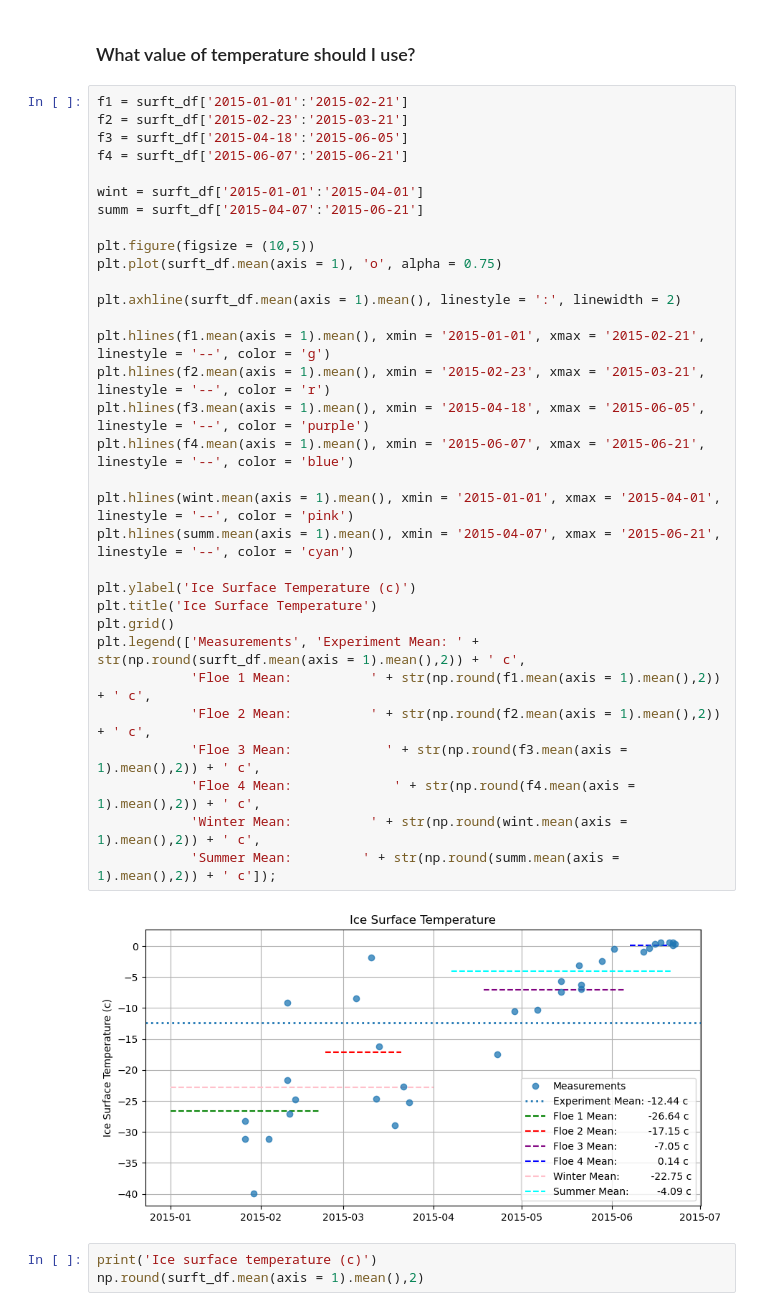
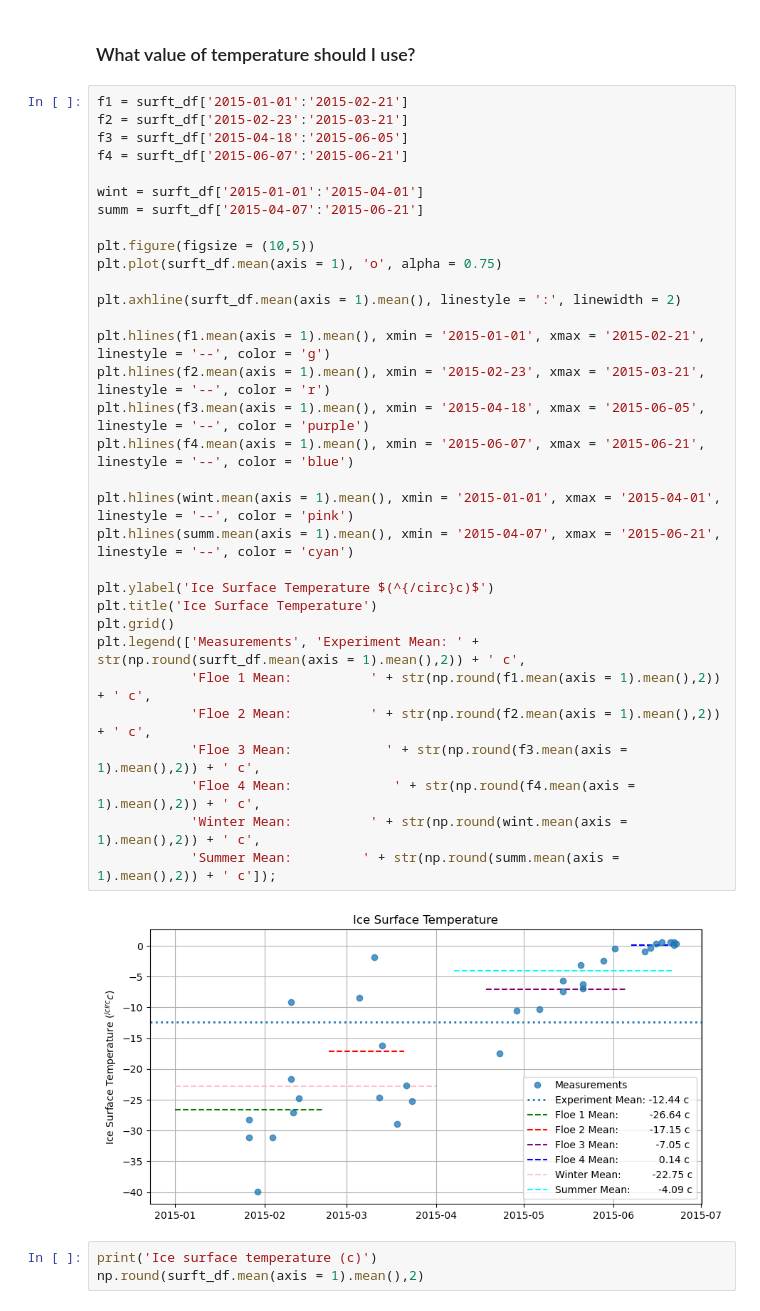
Before and after one commit to sarahymurphy/wrf_landusetbl_sensitivity, a Jupyter notebook: _build/jupyter_execute/calculations.ipynb, the cells around one changed output. Cells and saved outputs as stored; diff of their text form.

```diff
--- a/_build/jupyter_execute/calculations.ipynb
+++ b/_build/jupyter_execute/calculations.ipynb
@@ -139,35 +139,35 @@ f1 = surft_df['2015-01-01':'2015-02-21']
 f2 = surft_df['2015-02-23':'2015-03-21']
 f3 = surft_df['2015-04-18':'2015-06-05']
 f4 = surft_df['2015-06-07':'2015-06-21']
 
 wint = surft_df['2015-01-01':'2015-04-01']
 summ = surft_df['2015-04-07':'2015-06-21']
 
 plt.figure(figsize = (10,5))
 plt.plot(surft_df.mean(axis = 1), 'o', alpha = 0.75)
 
 plt.axhline(surft_df.mean(axis = 1).mean(), linestyle = ':', linewidth = 2)
 
 plt.hlines(f1.mean(axis = 1).mean(), xmin = '2015-01-01', xmax = '2015-02-21', linestyle = '--', color = 'g')
 plt.hlines(f2.mean(axis = 1).mean(), xmin = '2015-02-23', xmax = '2015-03-21', linestyle = '--', color = 'r')
 plt.hlines(f3.mean(axis = 1).mean(), xmin = '2015-04-18', xmax = '2015-06-05', linestyle = '--', color = 'purple')
 plt.hlines(f4.mean(axis = 1).mean(), xmin = '2015-06-07', xmax = '2015-06-21', linestyle = '--', color = 'blue')
 
 plt.hlines(wint.mean(axis = 1).mean(), xmin = '2015-01-01', xmax = '2015-04-01', linestyle = '--', color = 'pink')
 plt.hlines(summ.mean(axis = 1).mean(), xmin = '2015-04-07', xmax = '2015-06-21', linestyle = '--', color = 'cyan')
 
-plt.ylabel('Ice Surface Temperature (c)')
+plt.ylabel('Ice Surface Temperature $(^{/circ}c)$')
 plt.title('Ice Surface Temperature')
 plt.grid()
 plt.legend(['Measurements', 'Experiment Mean: ' + str(np.round(surft_df.mean(axis = 1).mean(),2)) + ' c',
             'Floe 1 Mean:          ' + str(np.round(f1.mean(axis = 1).mean(),2)) + ' c',
             'Floe 2 Mean:          ' + str(np.round(f2.mean(axis = 1).mean(),2)) + ' c',
             'Floe 3 Mean:            ' + str(np.round(f3.mean(axis = 1).mean(),2)) + ' c',
             'Floe 4 Mean:             ' + str(np.round(f4.mean(axis = 1).mean(),2)) + ' c',
             'Winter Mean:          ' + str(np.round(wint.mean(axis = 1).mean(),2)) + ' c',
             'Summer Mean:         ' + str(np.round(summ.mean(axis = 1).mean(),2)) + ' c']);
 # %% [output]
-[figure, old version]
+[figure, new version]
 # %%
 print('Ice surface temperature (c)')
 np.round(surft_df.mean(axis = 1).mean(),2)
```
Also changed, not shown: parts of 6 cells of this notebook, 27 other files.
